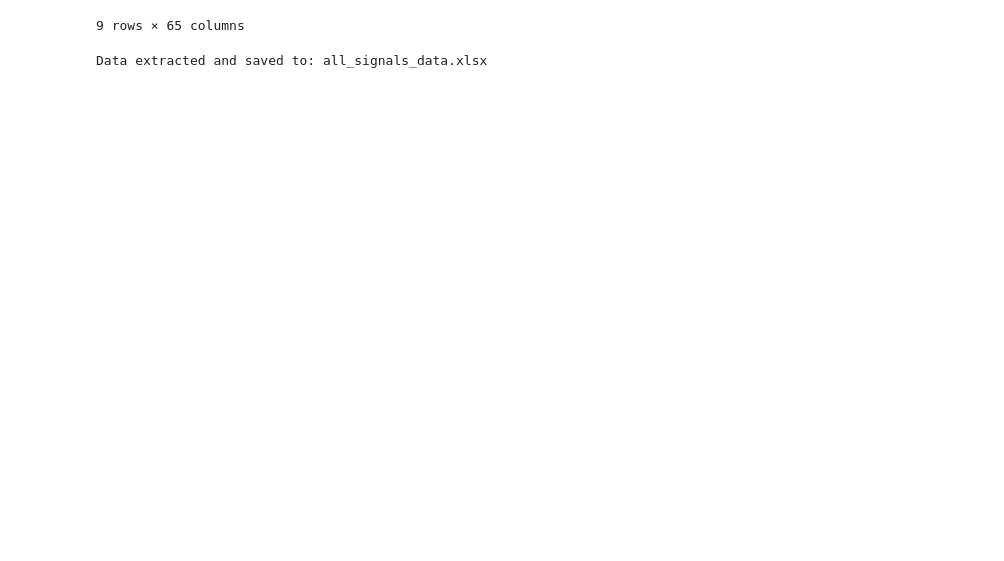
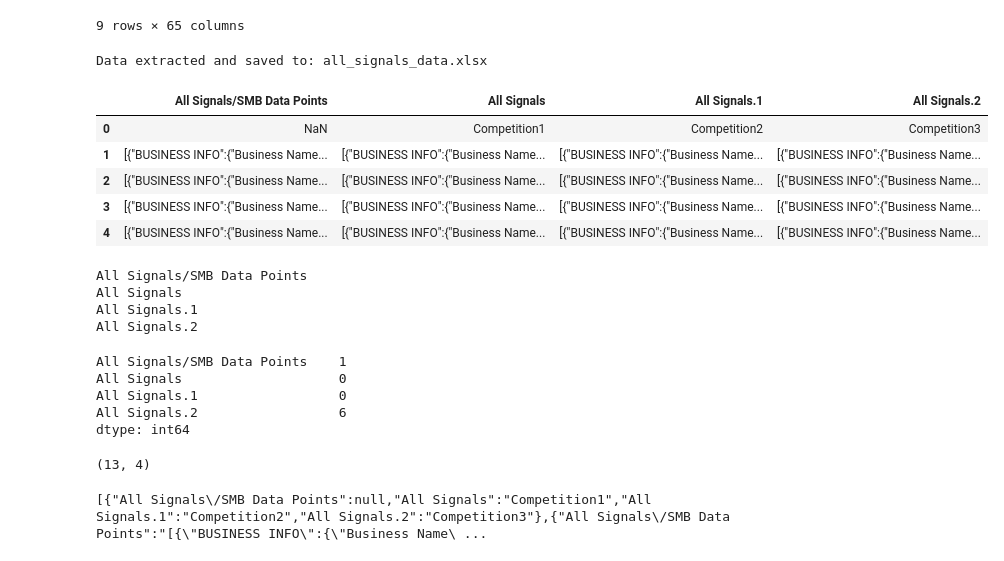
Before and after one commit to EshantDazz/BuzzBoard_MultiAgentic_Chatbot, a Jupyter notebook: test.ipynb, the cells around one changed output. Saved outputs shown, nothing was run; the diff lists cells and outputs as text; code cells hidden in the pictures; blank space fills up the shorter version.

```diff
--- a/test.ipynb
+++ b/test.ipynb
@@ -95,3 +95,14 @@ all_signals_data.to_excel(output_file_path, index=False)
 print(f"Data extracted and saved to: {output_file_path}")
 # %% [output]
 Data extracted and saved to: all_signals_data.xlsx
+# %%
+import pandas as pd
+df=pd.read_excel("all_signals_data.xlsx",skiprows=[0,1])
+df.head()
+# %% [output]
+|  | All Signals/SMB Data Points | All Signals | All Signals.1 | All Signals.2 |
+| 0 | NaN | Competition1 | Competition2 | Competition3 |
+| 1 | [{"BUSINESS INFO":{"Business Name... | [{"BUSINESS INFO":{"Business Name... | [{"BUSINESS INFO":{"Business Name... | [{"BUSINESS INFO":{"Business Name... |
+| 2 | [{"BUSINESS INFO":{"Business Name... | [{"BUSINESS INFO":{"Business Name... | [{"BUSINESS INFO":{"Business Name... | [{"BUSINESS INFO":{"Business Name... |
+| 3 | [{"BUSINESS INFO":{"Business Name... | [{"BUSINESS INFO":{"Business Name... | [{"BUSINESS INFO":{"Business Name... | [{"BUSINESS INFO":{"Business Name... |
+| 4 | [{"BUSINESS INFO":{"Business Name... | [{"BUSINESS INFO":{"Business Name... | [{"BUSINESS INFO":{"Business Name... | [{"BUSINESS INFO":{"Business Name... |
@@ -97,0 +111,27 @@ Data extracted and saved to: all_signals_data.xlsx
+# %%
+for i in columns:
+    print(i)
+# %% [output]
+All Signals/SMB Data Points
+All Signals
+All Signals.1
+All Signals.2
+# %%
+df.isnull().sum()
+# %% [output]
+All Signals/SMB Data Points    1
+All Signals                    0
+All Signals.1                  0
+All Signals.2                  6
+dtype: int64
+# %%
+df.shape
+# %% [output]
+(13, 4)
+# %%
+# Take the first 3 rows and convert to JSON
+json_result = df.head(5).to_json(orient='records')
+
+print(json_result)
+# %% [output]
+[{"All Signals\/SMB Data Points":null,"All Signals":"Competition1","All Signals.1":"Competition2","All Signals.2":"Competition3"},{"All Signals\/SMB Data Points":"[{\"BUSINESS INFO\":{\"Business Name\ ...
```
Also changed, not shown: parts of 4 cells of this notebook, 2 other files.
